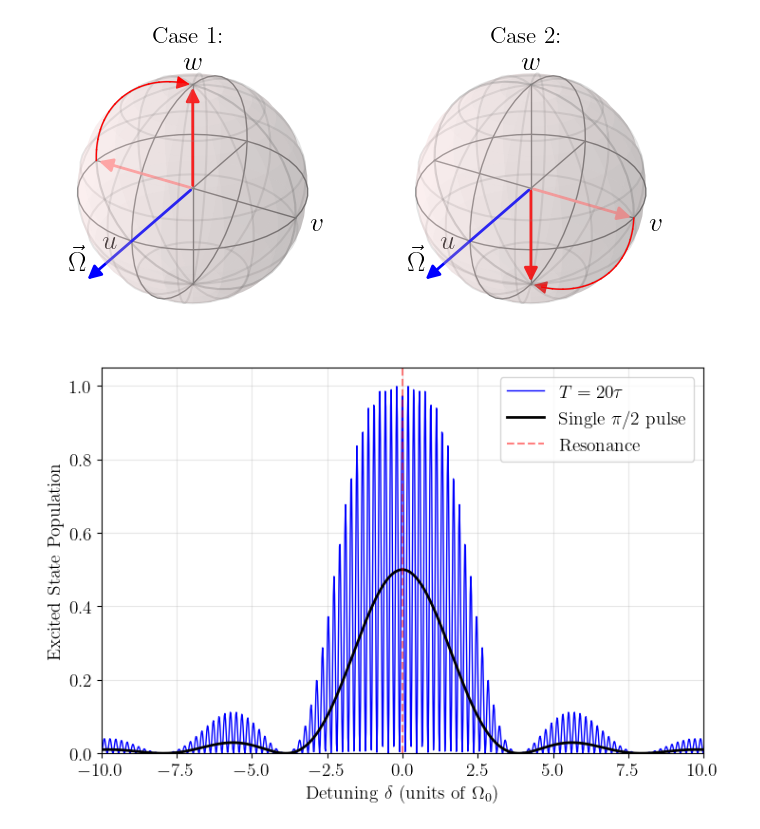
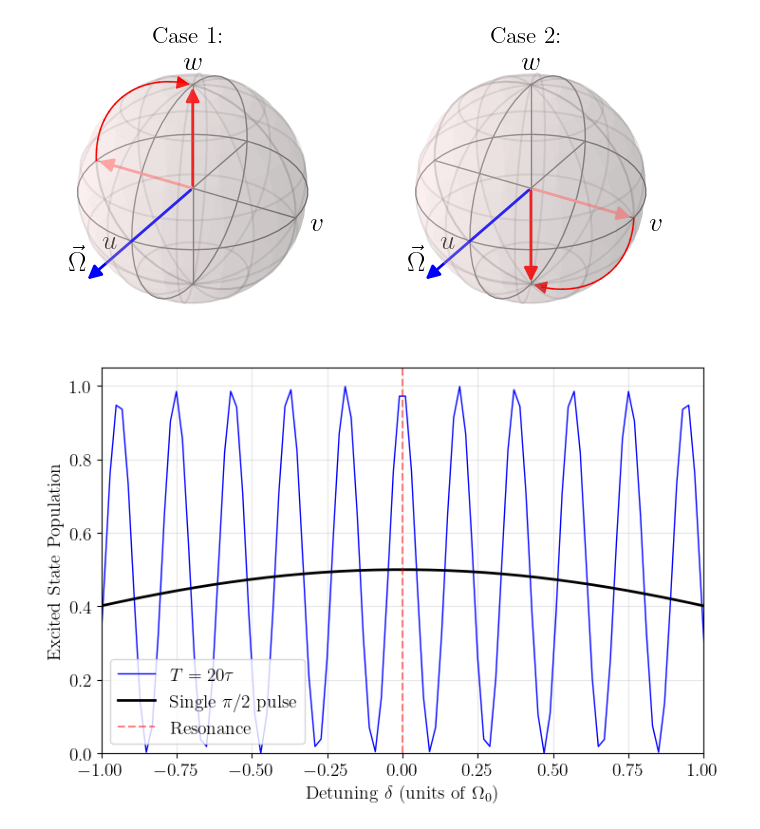
Before and after one commit to fsch-d/fsch-d.github.io, a Jupyter notebook: phys4343/_figuresmod8.ipynb, the cells around one changed output. Cells and saved outputs as stored; diff of their text form; code cells hidden in the pictures.

```diff
--- a/phys4343/_figuresmod8.ipynb
+++ b/phys4343/_figuresmod8.ipynb
@@ -1594,32 +1594,32 @@ for delta in delta_values:
     pop = propagate_state(psi0, Omega0, delta, t_pi_half)
     populations_single.append(pop)
 populations_single = np.array(populations_single)
 
 
 # Plot 2: Ramsey spectroscopy with different τ values
 colors = ['blue'] #, 'green', 'orange', 'purple']
 for tau, color in zip(tau_values, colors):
     populations_ramsey = []
     for delta in delta_values:
         pop = propagate_state_Ramsey(psi0, Omega0, delta, t_pi_half, tau)
         populations_ramsey.append(pop)
     populations_ramsey = np.array(populations_ramsey)
 
     ax.plot(delta_values, populations_ramsey, color=color, linewidth=1,
              label=f'$T = 20\\tau$')
 
 ax.plot(delta_values, populations_single, 'k-', linewidth=2, label='Single $\\pi/2$ pulse')
 
 ax.axvline(x=0, color='r', linestyle='--', alpha=0.5, label='Resonance')
 ax.set_xlabel(r'Detuning $\delta$ (units of $\Omega_0$)', fontsize=14)
 ax.set_ylabel(r'Excited State Population', fontsize=14)
 #ax.set_title(r'Ramsey Spectroscopy (varying $\tau$)', fontsize=16)
 ax.grid(True, alpha=0.3)
 ax.legend()
 ax.set_ylim(0, 1.05)
-ax.set_xlim(-10, 10)
+ax.set_xlim(-1, 1)
 
 plt.tight_layout()
 plt.show()
 # %% [output]
-[figure, old version]
+[figure, new version]
```
Also changed, not shown: 25 other files.
